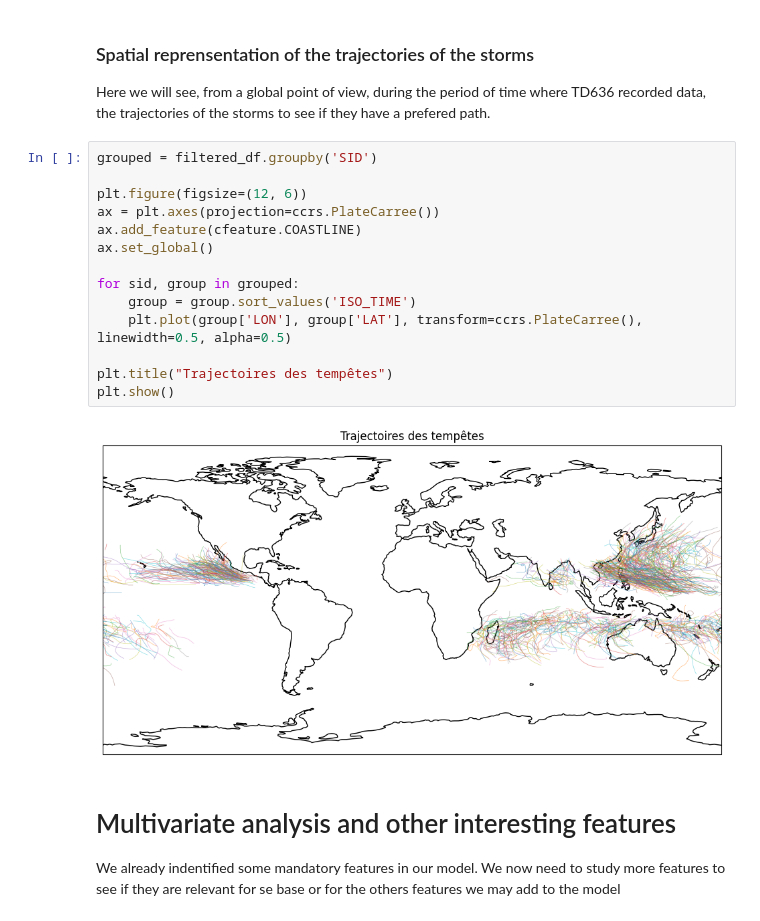
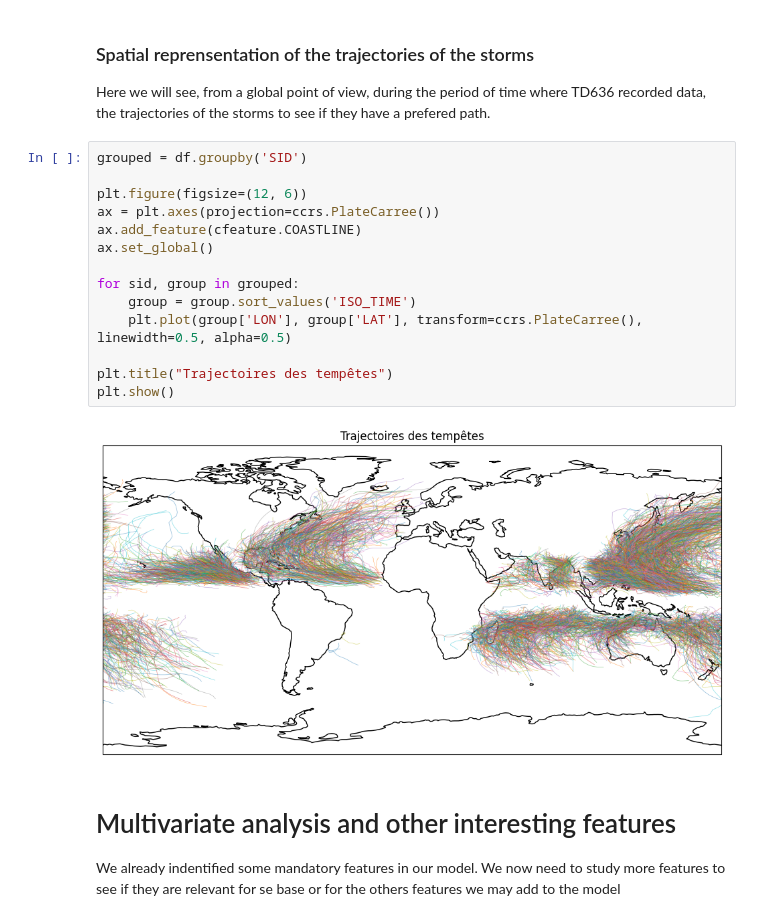
Before and after one commit to 1leolem1/Tropical-Cyclone-Strength-Prediction, a Jupyter notebook: Ibtracs_EDA/Ibtracs_EDA_Final.ipynb, the cells around one changed output. Saved outputs shown, nothing was run; the diff lists cells and outputs as text.

```diff
--- a/Ibtracs_EDA/Ibtracs_EDA_Final.ipynb
+++ b/Ibtracs_EDA/Ibtracs_EDA_Final.ipynb
@@ -628,21 +633,21 @@ interactive(children=(SelectionRangeSlider(description='Date Range', index=(0, 3
 ### Spatial reprensentation of the trajectories of the storms
 Here we will see, from a global point of view, during the period of time where TD636 recorded data, the trajectories of the storms to see if they have a prefered path.
 # %%
-grouped = filtered_df.groupby('SID')
+grouped = df.groupby('SID')
 
 plt.figure(figsize=(12, 6))
 ax = plt.axes(projection=ccrs.PlateCarree())
 ax.add_feature(cfeature.COASTLINE)
 ax.set_global()
 
 for sid, group in grouped:
     group = group.sort_values('ISO_TIME')
     plt.plot(group['LON'], group['LAT'], transform=ccrs.PlateCarree(), linewidth=0.5, alpha=0.5)
 
 plt.title("Trajectoires des tempêtes")
 plt.show()
 # %% [output]
-[figure, old version]
+[figure, new version]
 # %% [markdown]
 # Multivariate analysis and other interesting features
 We already indentified some mandatory features in our model. We now need to study more features to see if they are relevant for se base or for the others features we may add to the model
```
Also changed, not shown: parts of 19 cells of this notebook.
